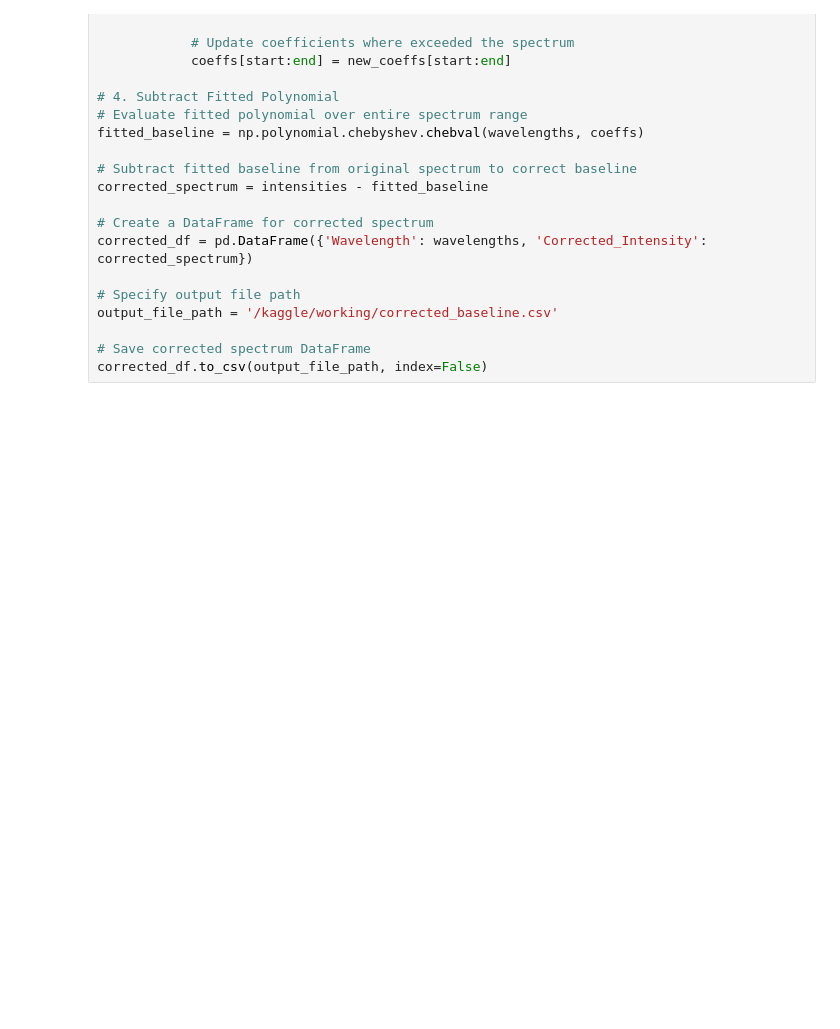
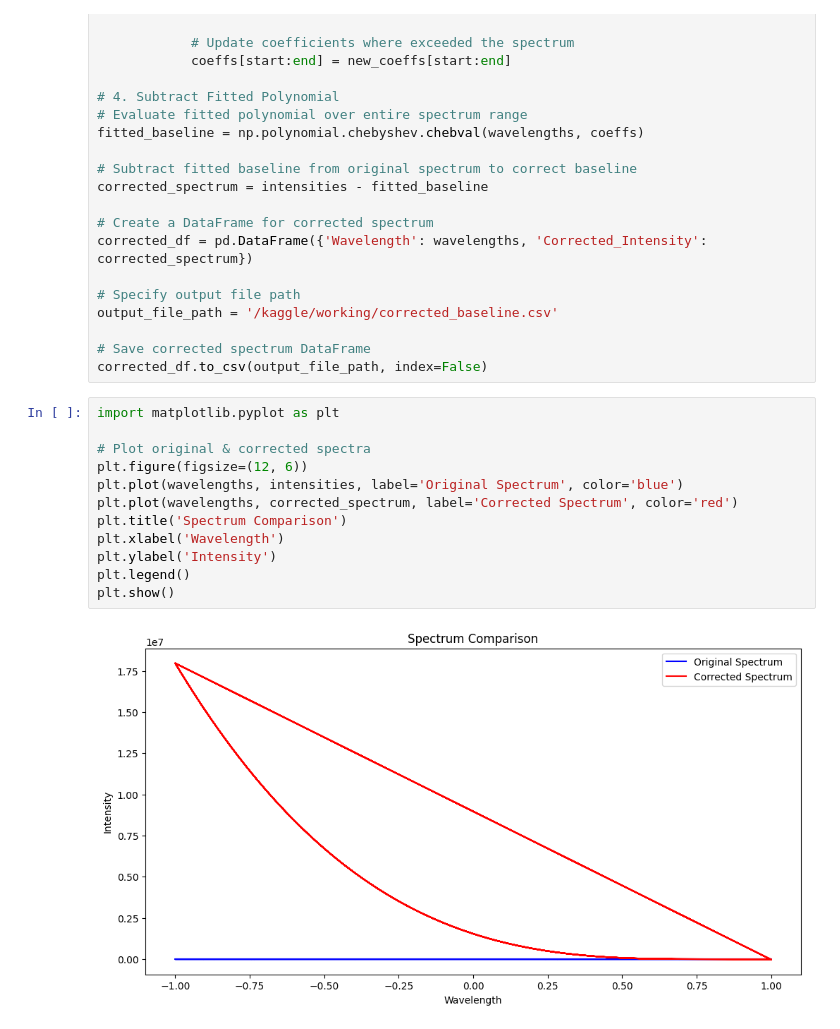
Before and after one commit to DircePineda/spectrum-patronum, a Jupyter notebook: 2-correct-baseline.ipynb, the cells around one changed output. Saved outputs shown, nothing was run; the diff lists cells and outputs as text; blank space fills up the shorter version.

Commit message:
2) correct baseline

```diff
--- a/2-correct-baseline.ipynb
+++ b/2-correct-baseline.ipynb
@@ -108,3 +108,17 @@ output_file_path = '/kaggle/working/corrected_baseline.csv'
 
 # Save corrected spectrum DataFrame
 corrected_df.to_csv(output_file_path, index=False)
+# %%
+import matplotlib.pyplot as plt
+
+# Plot original & corrected spectra
+plt.figure(figsize=(12, 6))
+plt.plot(wavelengths, intensities, label='Original Spectrum', color='blue')
+plt.plot(wavelengths, corrected_spectrum, label='Corrected Spectrum', color='red')
+plt.title('Spectrum Comparison')
+plt.xlabel('Wavelength')
+plt.ylabel('Intensity')
+plt.legend()
+plt.show()
+# %% [output]
+[figure, added]
```
